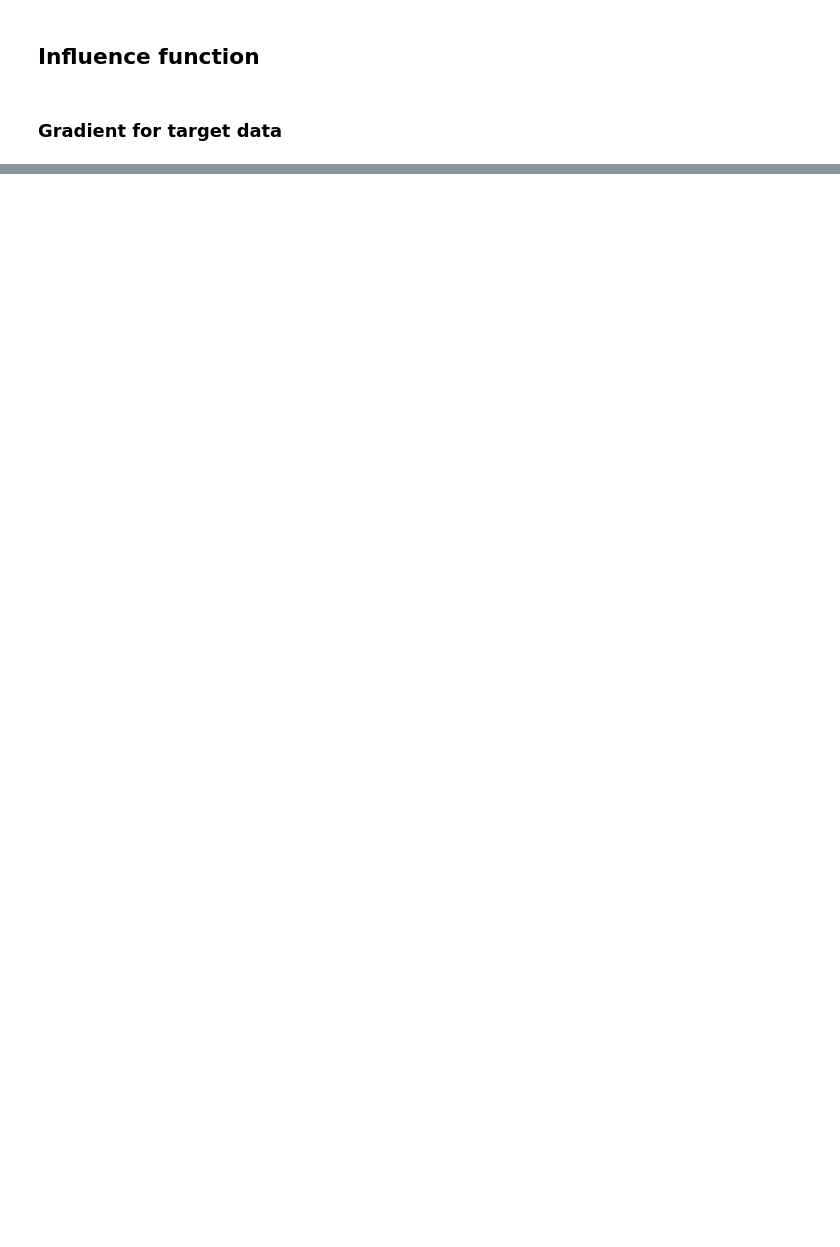
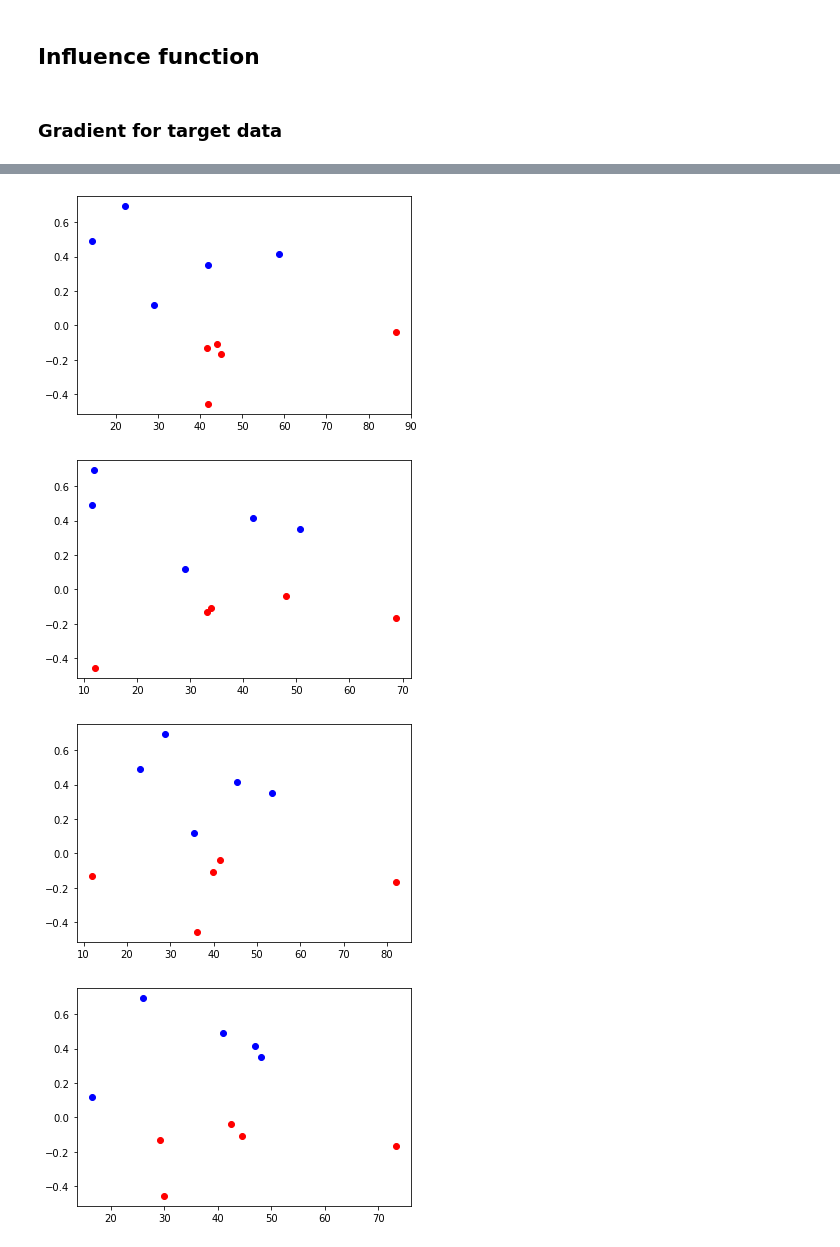
Before and after one commit to h5ng/influence_functions, a Jupyter notebook: influence_function_for_time_series_on_UCR.ipynb, the cells around one changed output, grey strips where cells are left out. Saved outputs shown, nothing was run; the diff lists cells and outputs as text; code cells hidden in the pictures; blank space fills up the shorter version.

```diff
--- a/influence_function_for_time_series_on_UCR.ipynb
+++ b/influence_function_for_time_series_on_UCR.ipynb
@@ -310,0 +403,19 @@ plt.show()
+# %%
+for i in range(len(infs)):
+  inf = infs[i]
+  positive, negative = [], []
+  for v in inf:
+    if v[2] > 0:
+      positive.append((v[2], v[3]))
+    else:
+      negative.append((v[2], v[3]))
+
+  plt.plot([v[1] for v in positive], [v[0] for v in positive], 'bo')
+  plt.plot([v[1] for v in negative], [v[0] for v in negative], 'ro')
+
+  plt.show()
+# %% [output]
+[figure, added]
+[figure, added]
+[figure, added]
+[figure, added]
```
Also changed, not shown: parts of 19 cells of this notebook.
